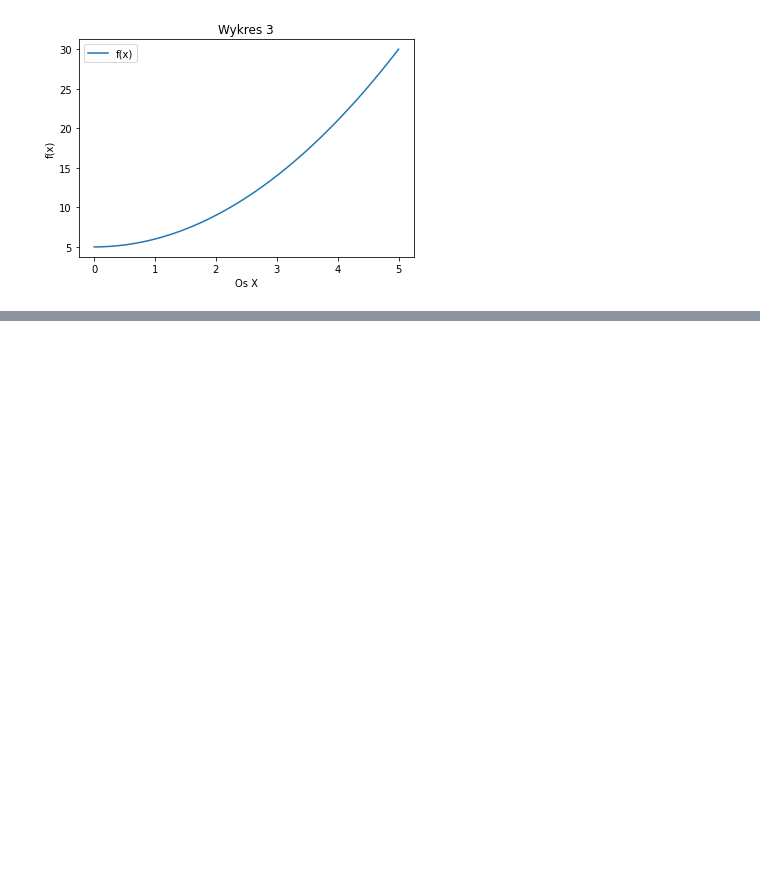
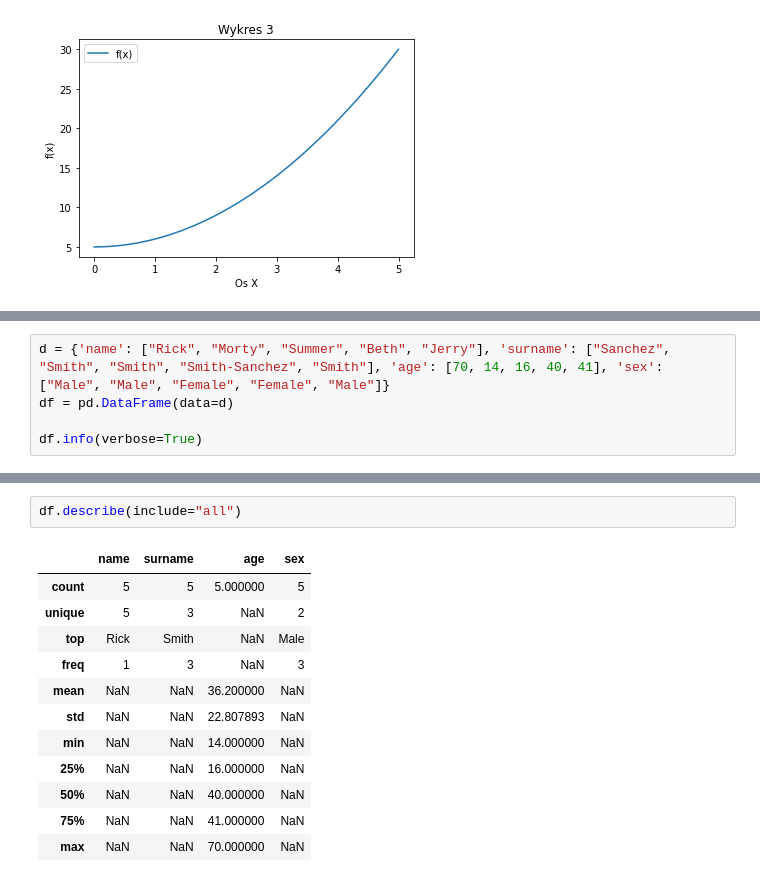
Before and after one commit to Michal-Pogorzelec/Analiza_i_BazyDanych, a Jupyter notebook: Lab1/AiBD_Lab1.ipynb, the cells around one changed output, grey strips where cells are left out. Cells and saved outputs as stored; diff of their text form; blank space fills up the shorter version.

```diff
--- a/Lab1/AiBD_Lab1.ipynb
+++ b/Lab1/AiBD_Lab1.ipynb
@@ -49,0 +54,5 @@ plt.show()
+# %%
+d = {'name': ["Rick", "Morty", "Summer", "Beth", "Jerry"], 'surname': ["Sanchez", "Smith", "Smith", "Smith-Sanchez", "Smith"], 'age': [70, 14, 16, 40, 41], 'sex': ["Male", "Male", "Female", "Female", "Male"]}
+df = pd.DataFrame(data=d)
+
+df.info(verbose=True)
@@ -49,0 +71,15 @@ plt.show()
+# %%
+df.describe(include="all")
+# %% [output]
+|  | name | surname | age | sex |
+| count | 5 | 5 | 5.000000 | 5 |
+| unique | 5 | 3 | NaN | 2 |
+| top | Rick | Smith | NaN | Male |
+| freq | 1 | 3 | NaN | 3 |
+| mean | NaN | NaN | 36.200000 | NaN |
+| std | NaN | NaN | 22.807893 | NaN |
+| min | NaN | NaN | 14.000000 | NaN |
+| 25% | NaN | NaN | 16.000000 | NaN |
+| 50% | NaN | NaN | 40.000000 | NaN |
+| 75% | NaN | NaN | 41.000000 | NaN |
+| max | NaN | NaN | 70.000000 | NaN |
```
Also changed, not shown: parts of 5 cells of this notebook.
